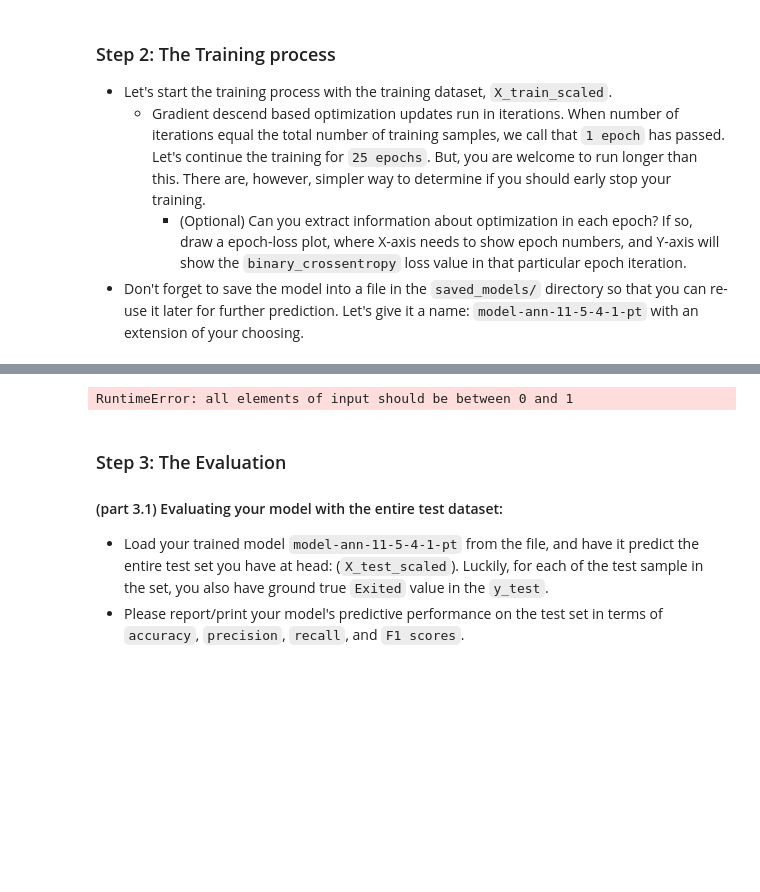
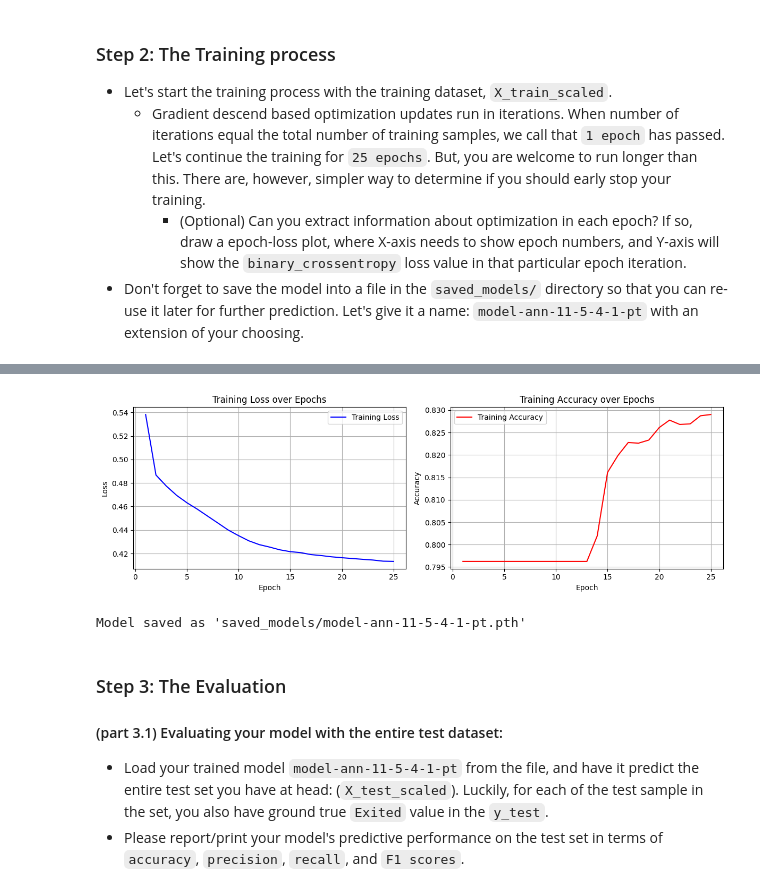
Before and after one commit to EduardoIsWorking/CSCI4931, a Jupyter notebook: HW2/hw2-deliverables/2025-Fall-DL-hw2.ipynb, the cells around one changed output, grey strips where cells are left out. Saved outputs shown, nothing was run; the diff lists cells and outputs as text; code cells hidden in the pictures; blank space fills up the shorter version.

```diff
--- a/HW2/hw2-deliverables/2025-Fall-DL-hw2.ipynb
+++ b/HW2/hw2-deliverables/2025-Fall-DL-hw2.ipynb
@@ -347,14 +379,13 @@ X_test_scaled shape: (1800, 11)
 ### Step 0: Dataset and DataLoaders
 * Make sure you implement the `Dataset` and `DataLoader` classes ready to read from the external csv file located at `dataset/datasetX.csv` file.
 # %%
-from torch.utils.data import Dataset, DataLoader
-import torch
+X_train_scaled_clean = X_train_scaled.fillna(0)
+X_test_scaled_clean = X_test_scaled.fillna(0)
 
 class CustomerChurnDataset(Dataset):
     def __init__(self, X, y):
-        # keep X as float32; y as float32 in {0.,1.}
-        self.X = torch.as_tensor(X.values if hasattr(X, "values") else X, dtype=torch.float32)
-        self.y = torch.as_tensor(y.values if hasattr(y, "values") else y, dtype=torch.float32)
+        self.X = torch.FloatTensor(X.values if hasattr(X, "values") else X)
+        self.y = torch.FloatTensor(y.values if hasattr(y, "values") else y)
 
     def __len__(self):
         return len(self.X)
@@ -362,14 +393,15 @@ class CustomerChurnDataset(Dataset):
     def __getitem__(self, idx):
         return self.X[idx], self.y[idx]
 
-train_dataset = CustomerChurnDataset(X_train_scaled, y_train)
-test_dataset  = CustomerChurnDataset(X_test_scaled,  y_test)
+train_dataset = CustomerChurnDataset(X_train_scaled_clean, y_train)
+test_dataset  = CustomerChurnDataset(X_test_scaled_clean,  y_test)
 
 batch_size = 32
+
 train_loader = DataLoader(train_dataset, batch_size=batch_size, shuffle=True)
 test_loader  = DataLoader(test_dataset,  batch_size=batch_size, shuffle=False)
 
-xb, yb = next(iter(train_loader))
-print("Train batch X:", xb.shape, xb.dtype)
-print("Train batch y:", yb.shape, yb.dtype, "unique:", torch.unique(yb))
+sample_X, sample_y = train_dataset[0]
+print(f"Train batch X: {sample_X.shape}")
+print(f"Train batch y: {sample_y.shape}")
 # %% [output]
@@ -445,35 +503,34 @@ output.bias: (1,)
 # %%
-import matplotlib.pyplot as plt
-import os
-
 epochs = 25
-train_losses, train_accuracies = [], []
+train_losses = []
+train_accuracies = []
 
 print("Starting training...\n" + "="*50)
+
 for epoch in range(epochs):
-    model.train()
-    epoch_loss, correct, total = 0.0, 0, 0
+    model_11_5_4_1.train()
+    epoch_loss = 0.0
+    correct = 0
+    total = 0
 
-    for xb, yb in train_loader:
-        xb = xb.to(device)
-        yb = yb.to(device).float().view(-1, 1)
+    for batch_idx, (xb, yb) in enumerate(train_loader):
+        outputs = model_11_5_4_1(xb)
+        loss = criterion(outputs.squeeze(), yb)
 
         optimizer.zero_grad()
-        logits = model(xb)
-        loss = criterion(logits, yb)
         loss.backward()
         optimizer.step()
 
         epoch_loss += loss.item()
 
         # metrics
-        probs = torch.sigmoid(logits)
-        preds = (probs >= 0.5).float()
-        correct += (preds == yb).sum().item()
-        total   += yb.size(0)
+        prediction = (outputs.squeeze() > 0.5).float()
+        correct += (prediction == yb).sum().item()
+        total += yb.size(0)
 
     avg_loss = epoch_loss / len(train_loader)
     acc = correct / total
+
     train_losses.append(avg_loss)
     train_accuracies.append(acc)
 
@@ -497,7 +554,7 @@ plt.tight_layout()
 plt.show()
 
 os.makedirs("saved_models", exist_ok=True)
-torch.save(model.state_dict(), "saved_models/model-ann-11-5-4-1-pt.pth")
+torch.save(model_11_5_4_1.state_dict(), "saved_models/model-ann-11-5-4-1-pt.pth")
 print("Model saved as 'saved_models/model-ann-11-5-4-1-pt.pth'")
 # %% [output]
 Starting training...
@@ -505,4 +570,5 @@ Starting training...
+[figure, added]
-RuntimeError: all elements of input should be between 0 and 1
+Model saved as 'saved_models/model-ann-11-5-4-1-pt.pth'
 # %% [markdown]
 ### Step 3: The Evaluation
 
```
Also changed, not shown: parts of 20 cells of this notebook, 1 other file.
